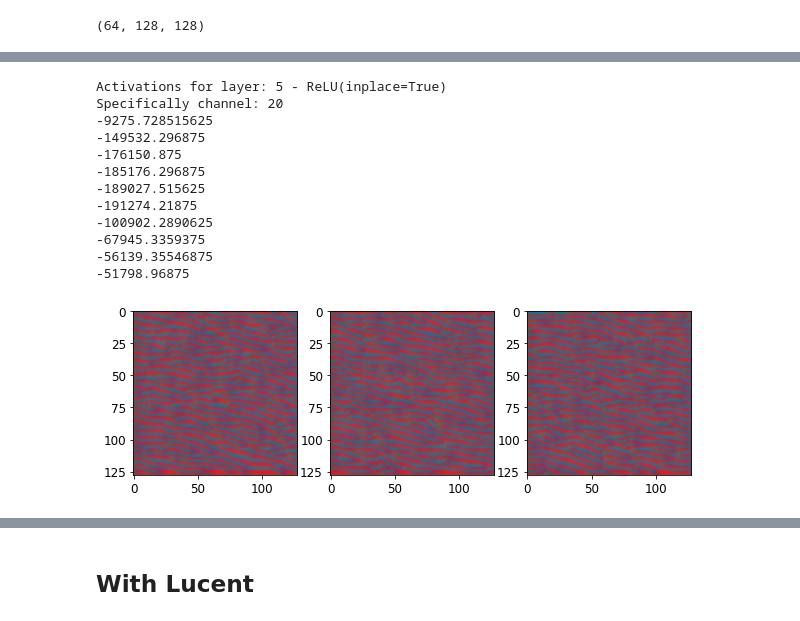
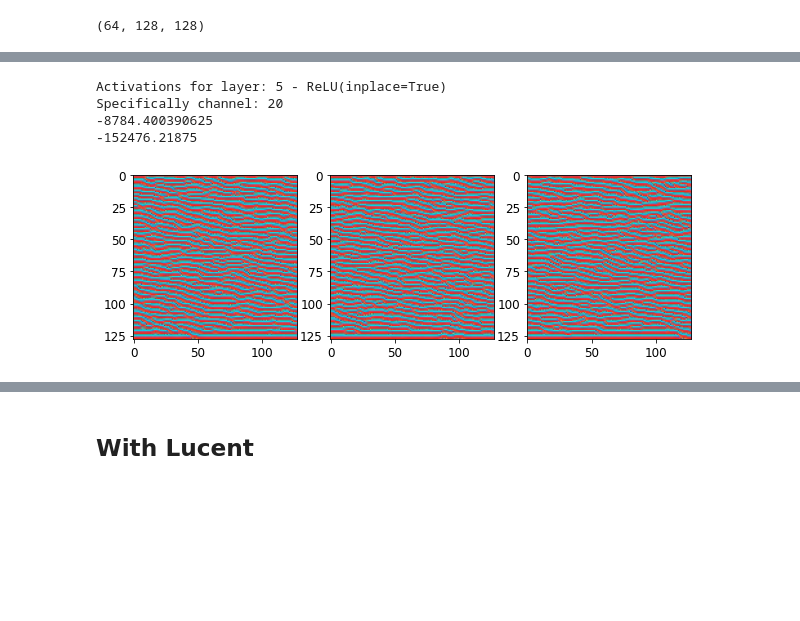
Before and after one commit to ivanzvonkov/visualizing-activations, a Jupyter notebook: visualizing_activations.ipynb, the cells around one changed output, grey strips where cells are left out. Saved outputs shown, nothing was run; the diff lists cells and outputs as text; code cells hidden in the pictures; blank space fills up the shorter version.

```diff
--- a/visualizing_activations.ipynb
+++ b/visualizing_activations.ipynb
@@ -258,18 +203,50 @@ dls.valid.show_batch(b=(activated_images, ordered_batch[1]))
+# %%
+def print_activation_type(a_class=None, a_layer=None, a_channel=None, a_coords=None):
+  if type(a_class) == int:
+    print(f'Activations for class: {a_class}')
+  if type(a_layer) == int:
+    print(f'Activations for layer: {a_layer} - {learn.model[0][0][a_layer]}')
+    if type(a_channel) == int:
+      print(f'Specifically channel: {a_channel}')
+    if type(a_coords) == tuple:
+      print(f'Coordinates: {a_coords}')
+# %%
+def generate_activation_images(batch, start_lr=0.5, steps=200, sigma=0.5,
+                               kernel_size=21, blur_freq=20, loss_freq=20,
+                               a_class=None, a_layer=None, a_channel=None,
+                               a_coords=None, pure_noise=True, amount=3):
+
+  print_activation_type(a_class, a_layer, a_channel, a_coords)
+  lr = start_lr
+  b = get_images_batch(batch, pure_noise=pure_noise, amount=amount)
+  gaussian_filter = generate_gaussian_filter(sigma=sigma, kernel_size=kernel_size)
+  optimizer = torch.optim.Adam([b], lr=lr)
+
+  for step in range(steps):
+
+
+    optimizer.zero_grad()
+    loss = loss_func(b, a_class, a_layer, a_channel, a_coords, lamb=1e-1)
+    loss.backward()
+    optimizer.step()
+
+    if step%blur_freq == 0:
+      b.data = gaussian_filter(b.data)
+
+    if step%loss_freq == 0:
+      print(loss.item())
+
+  # Normalize and display batch
+  with torch.no_grad():
+    r = b.max() - b.min()
+    b_norm = (b - b.min()) / r
+    display_batch(b_norm, num_display=amount);
 # %%
-generate_activation_images(batch, amount=3, **a, start_lr=0.1, steps=200,
-                           pure_noise=True, sigma=1)
+generate_activation_images(batch, amount=3, **a, start_lr=0.1, steps=40, pure_noise=True, sigma=0.1)
 # %% [output]
 Activations for layer: 5 - ReLU(inplace=True)
 Specifically channel: 20
--9275.728515625
--149532.296875
--176150.875
--185176.296875
--189027.515625
--191274.21875
--100902.2890625
--67945.3359375
--56139.35546875
--51798.96875
+-8784.400390625
+-152476.21875
-[figure, old version]
+[figure, new version]
 # %%
```
Also changed, not shown: parts of 10 cells of this notebook.
